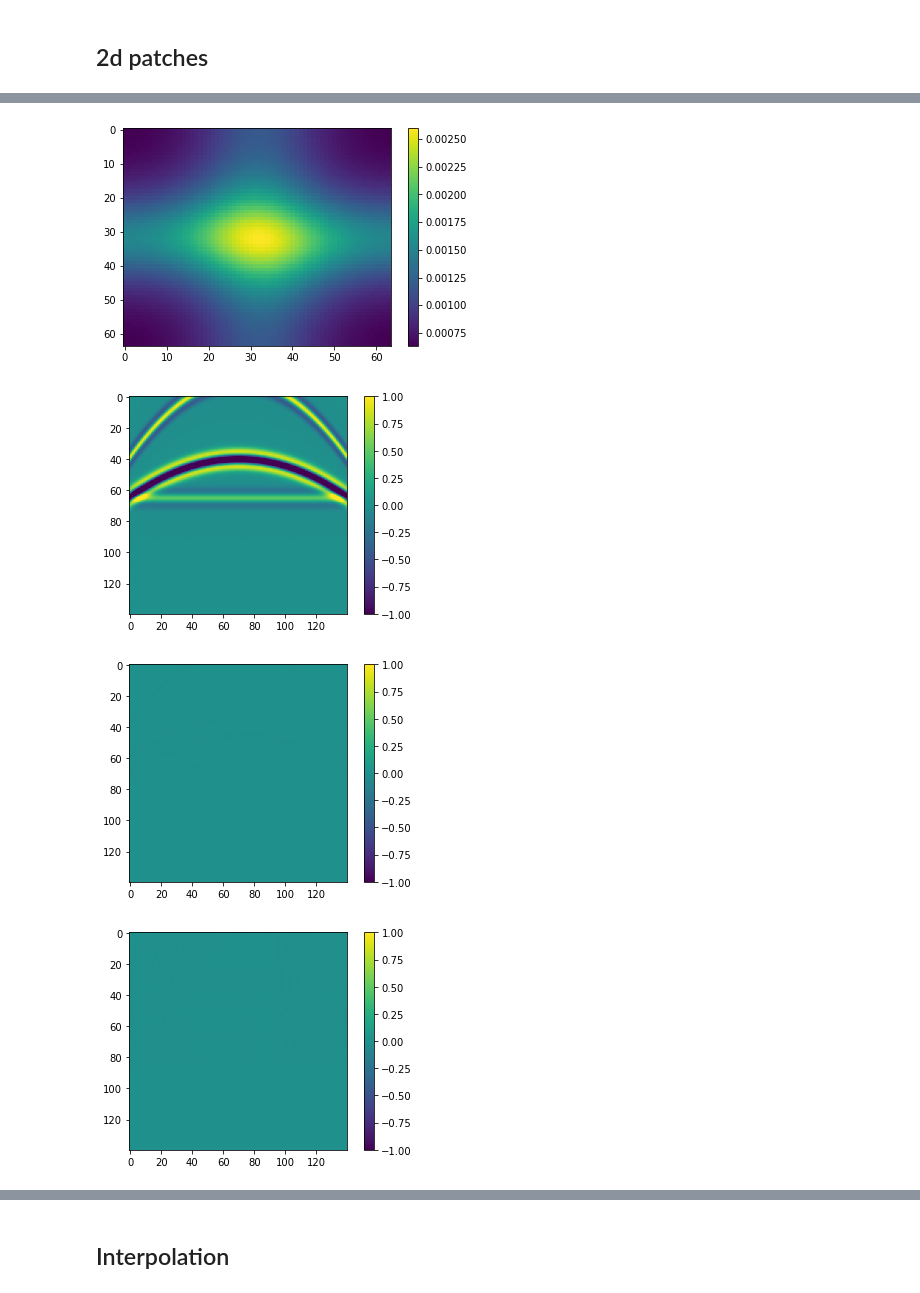
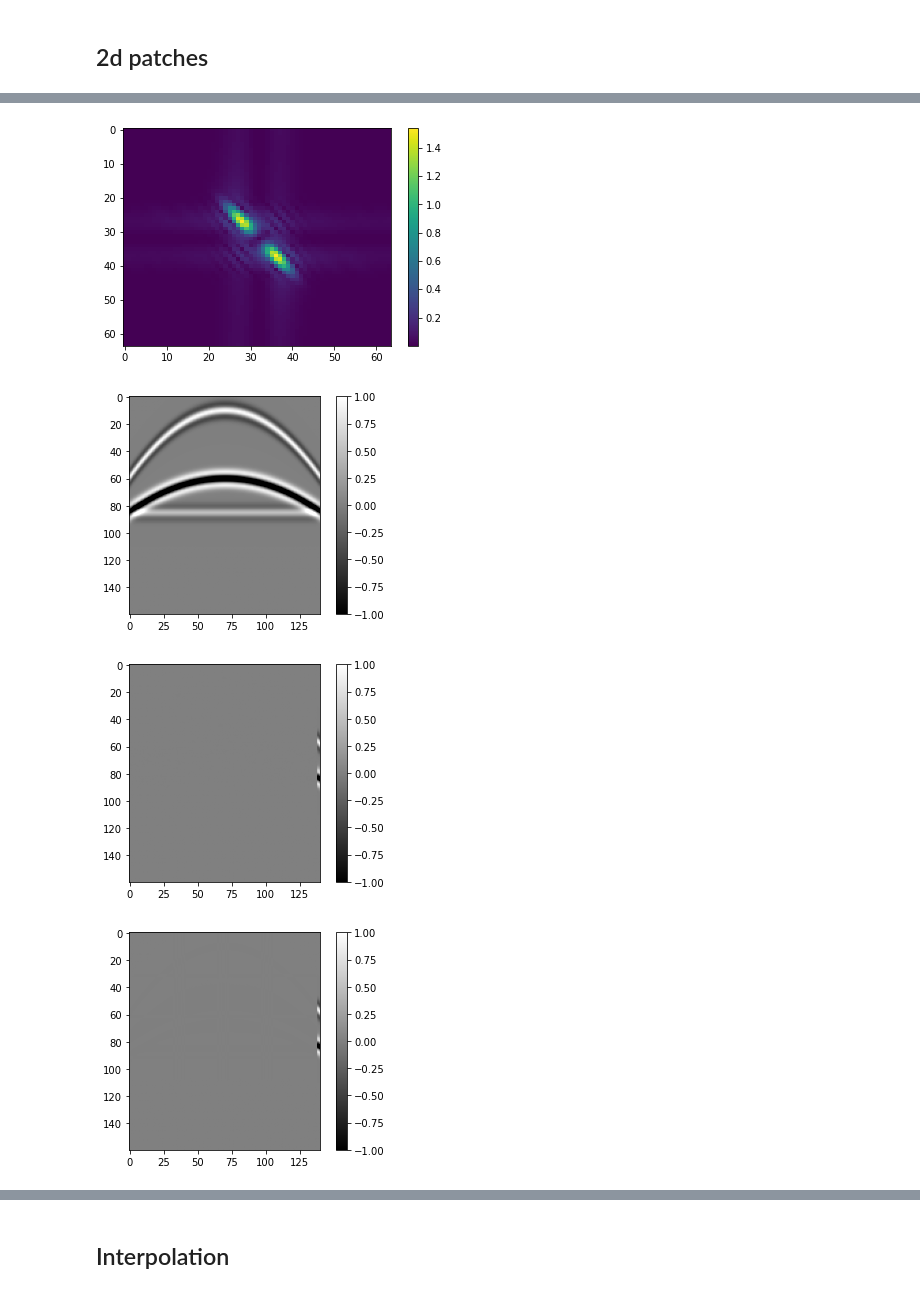
Before and after one commit to PyLops/pylops_notebooks, a Jupyter notebook: developement/Patching.ipynb, the cells around one changed output, grey strips where cells are left out. Saved outputs shown, nothing was run; the diff lists cells and outputs as text; code cells hidden in the pictures.

```diff
--- a/developement/Patching.ipynb
+++ b/developement/Patching.ipynb
@@ -152,4 +325,25 @@ axs[1].axis('tight');
 # %% [markdown]
 ## 2d patches
+# %%
+par = {'ox':-140, 'dx':2, 'nx':140,
+       'ot':0, 'dt':0.004, 'nt':200,
+       'f0': 20}
+
+v = 1500
+t0 = [0.2, 0.4, 0.5]
+px = [0, 0, 0]
+pxx = [1e-5, 5e-6, 1e-20]
+amp = [1., -2, 0.5]
+
+# Create axis
+t, t2, x, y = pylops.utils.seismicevents.makeaxis(par)
+
+# Create wavelet
+wav = pylops.utils.wavelets.ricker(t[:41], f0=par['f0'])[0]
+
+# Generate model
+_, data = pylops.utils.seismicevents.parabolic2d(x, t, t0, px,
+                                                 pxx, amp, wav)
+data = data[:, 40:]
 # %%
 dimsd = data.shape
@@ -197,9 +390,9 @@ WARNING: data wins - start:[  0  10  20  30  40  50  60  70  80  90 100 110 120
 # %%
 dimsd = data.shape
-nwin = (20, 34)
+nwin = (42, 34)
 nover = (10, 4)
 nop = (64, 64)
-dims = (15*64, 5*64)
+dims = (4*64, 5*64)
 
 Op = FFT2D(nwin, nffts=nop)
 Sop = Patch2D(Op.H, dims, dimsd, nwin, nover, nop,
@@ -210,6 +403,7 @@ Sop1 = Patch2D(Op.H, dims, dimsd, nwin, nover, nop,
 y = data.copy()
 x = Sop.H * y.ravel()
 x = x.reshape(dims)
+xreshape = x.reshape(Sop.dims)
 y1 = Sop1 * x.ravel()
 y1 = np.real(y1).reshape(dimsd)
 
@@ -218,5 +412,5 @@ xinv = Sop1.div(y.ravel(), 5)
 yinv = Sop1 * xinv.ravel()
 yinv = np.real(yinv).reshape(dimsd)
 
-dottest(Sop, Sop.shape[0],  Sop.shape[1], complexflag=2, tol=1e-2)
+dottest(Sop, Sop.shape[0],  Sop.shape[1], complexflag=2, atol=1e-2)
 # %% [output]
@@ -230,22 +424,22 @@ True
 # %%
 plt.figure()
 plt.imshow(np.fft.fftshift(np.abs(x.ravel()[:nop[0]*nop[1]].reshape(nop).T)))
 plt.colorbar()
 plt.axis('tight')
 
 plt.figure()
-plt.imshow(y[pad:-pad,pad:-pad].T, vmin=-1, vmax=1)
+plt.imshow(y.T, cmap='gray',vmin=-1, vmax=1)
 plt.colorbar()
 
 plt.figure()
-plt.imshow(y[pad:-pad,pad:-pad].T-y1[pad:-pad,pad:-pad].T, vmin=-1, vmax=1)
+plt.imshow(y.T-y1.T, cmap='gray',vmin=-1, vmax=1)
 plt.colorbar()
 
 plt.figure()
-plt.imshow(y[pad:-pad,pad:-pad].T-yinv[pad:-pad,pad:-pad].T, vmin=-1, vmax=1)
+plt.imshow(y.T-yinv.T, cmap='gray',vmin=-1, vmax=1)
 plt.colorbar();
 # %% [output]
-[figure, old version]
+[figure, new version]
-[figure, old version]
+[figure, new version]
-[figure, old version]
+[figure, new version]
-[figure, old version]
+[figure, new version]
```
Also changed, not shown: parts of 18 cells of this notebook, 1 other file.
